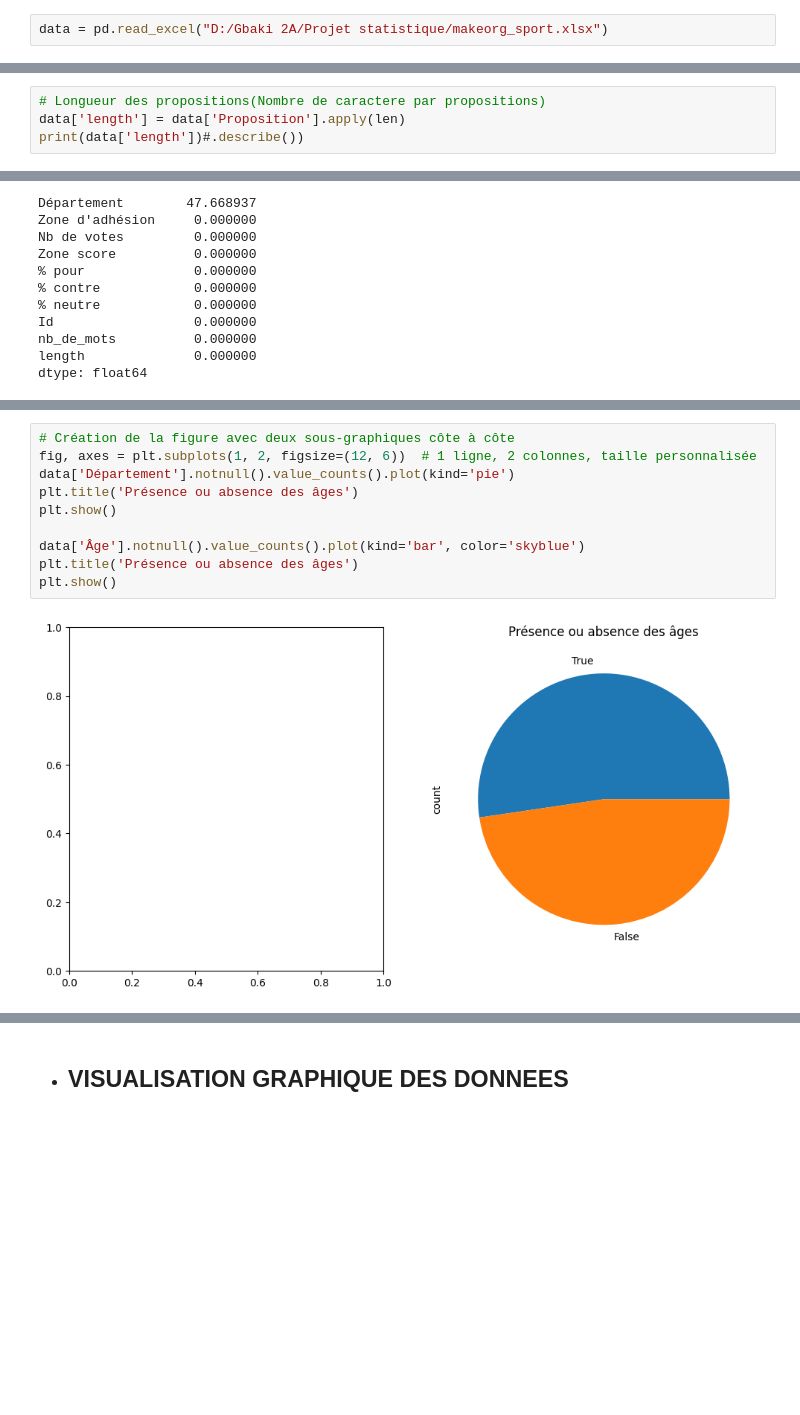
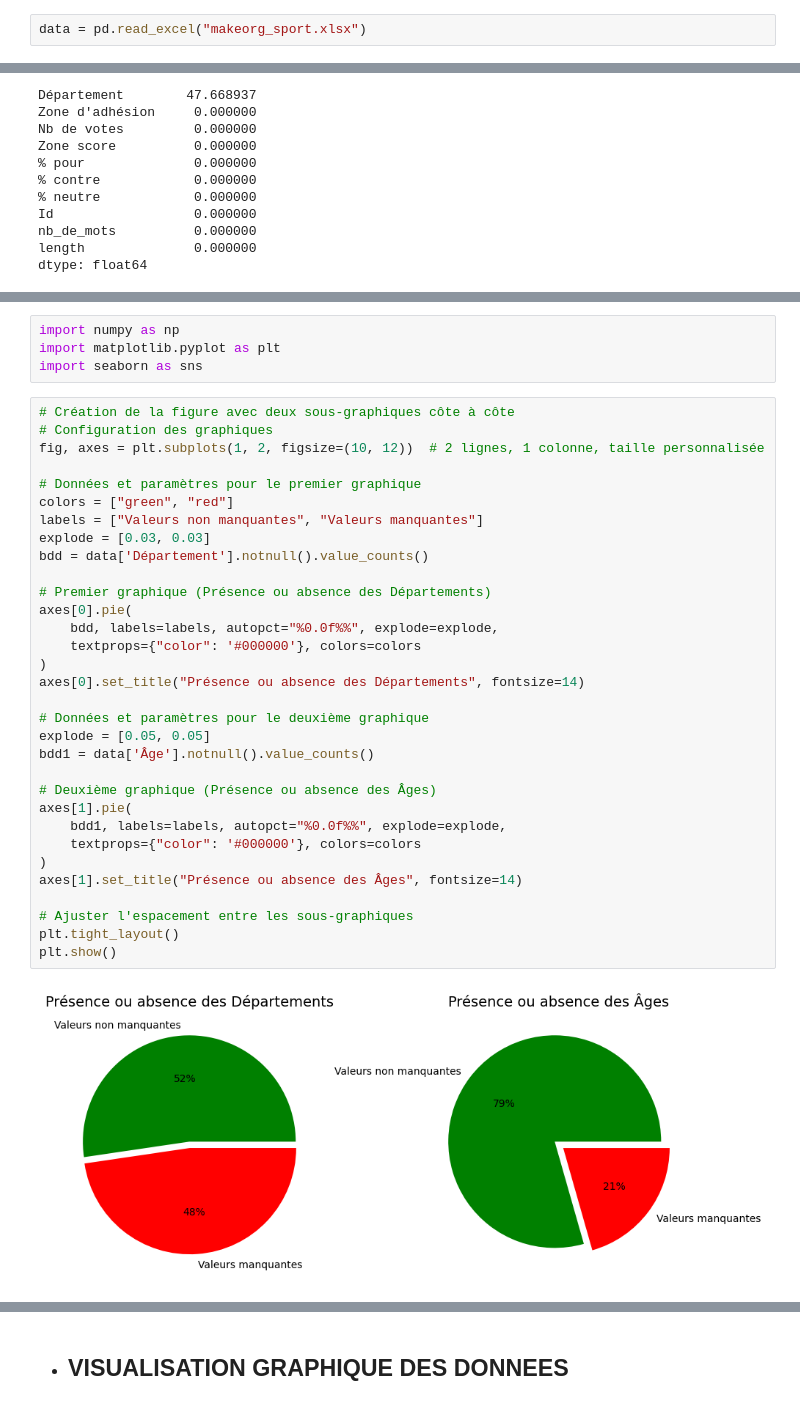
Before and after one commit to konanleger/PROJET-STATISTIQUE-DES-PROS, a Jupyter notebook: projet_stat.ipynb, the cells around one changed output, grey strips where cells are left out. Drawn from its saved outputs; the diff is of its cells as text; blank space fills up the shorter version.

```diff
--- a/projet_stat.ipynb
+++ b/projet_stat.ipynb
@@ -28,7 +28,7 @@ import matplotlib.pyplot as plt
 # %% [markdown]
 * ## IMPORTATION DES DONNEES
 # %%
-data = pd.read_excel("D:/Gbaki 2A/Projet statistique/makeorg_sport.xlsx")
+data = pd.read_excel("makeorg_sport.xlsx")
 # %% [markdown]
 ##  STATISTIQUES DESCRIPTIVES
 # %%
@@ -118,7 +118,3 @@ print(data['nb_de_mots'])
 1907    21
 1908    15
 Name: nb_de_mots, Length: 1909, dtype: int64
-# %%
-# Longueur des propositions(Nombre de caractere par propositions)
-data['length'] = data['Proposition'].apply(len)
-print(data['length'])#.describe())
@@ -190,12 +161,38 @@ plt.show()
+# %%
+import numpy as np
+import matplotlib.pyplot as plt
+import seaborn as sns
 # %%
 # Création de la figure avec deux sous-graphiques côte à côte
-fig, axes = plt.subplots(1, 2, figsize=(12, 6))  # 1 ligne, 2 colonnes, taille personnalisée
-data['Département'].notnull().value_counts().plot(kind='pie')
-plt.title('Présence ou absence des âges')
+# Configuration des graphiques
+fig, axes = plt.subplots(1, 2, figsize=(10, 12))  # 2 lignes, 1 colonne, taille personnalisée
+
+# Données et paramètres pour le premier graphique
+colors = ["green", "red"]
+labels = ["Valeurs non manquantes", "Valeurs manquantes"]
+explode = [0.03, 0.03]
+bdd = data['Département'].notnull().value_counts()
+
+# Premier graphique (Présence ou absence des Départements)
+axes[0].pie(
+    bdd, labels=labels, autopct="%0.0f%%", explode=explode,
+    textprops={"color": '#000000'}, colors=colors
+)
+axes[0].set_title("Présence ou absence des Départements", fontsize=14)
+
+# Données et paramètres pour le deuxième graphique
+explode = [0.05, 0.05]
+bdd1 = data['Âge'].notnull().value_counts()
+
+# Deuxième graphique (Présence ou absence des Âges)
+axes[1].pie(
+    bdd1, labels=labels, autopct="%0.0f%%", explode=explode,
+    textprops={"color": '#000000'}, colors=colors
+)
+axes[1].set_title("Présence ou absence des Âges", fontsize=14)
+
+# Ajuster l'espacement entre les sous-graphiques
+plt.tight_layout()
 plt.show()
-
-data['Âge'].notnull().value_counts().plot(kind='bar', color='skyblue')
-plt.title('Présence ou absence des âges')
-plt.show()
 # %% [output]
-[figure, old version]
+[figure, new version]
```
Also changed, not shown: parts of 9 cells of this notebook, 6 other files.
